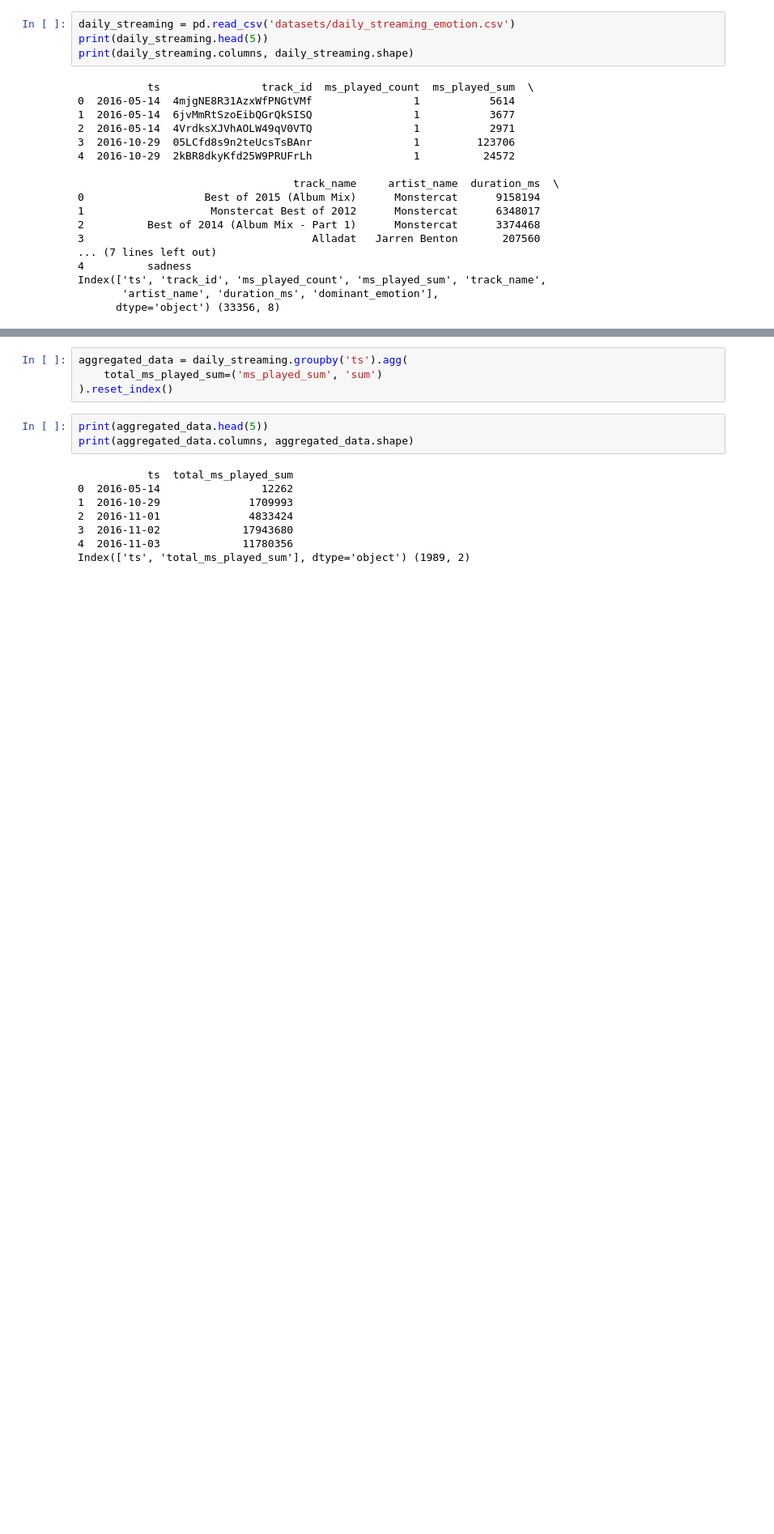
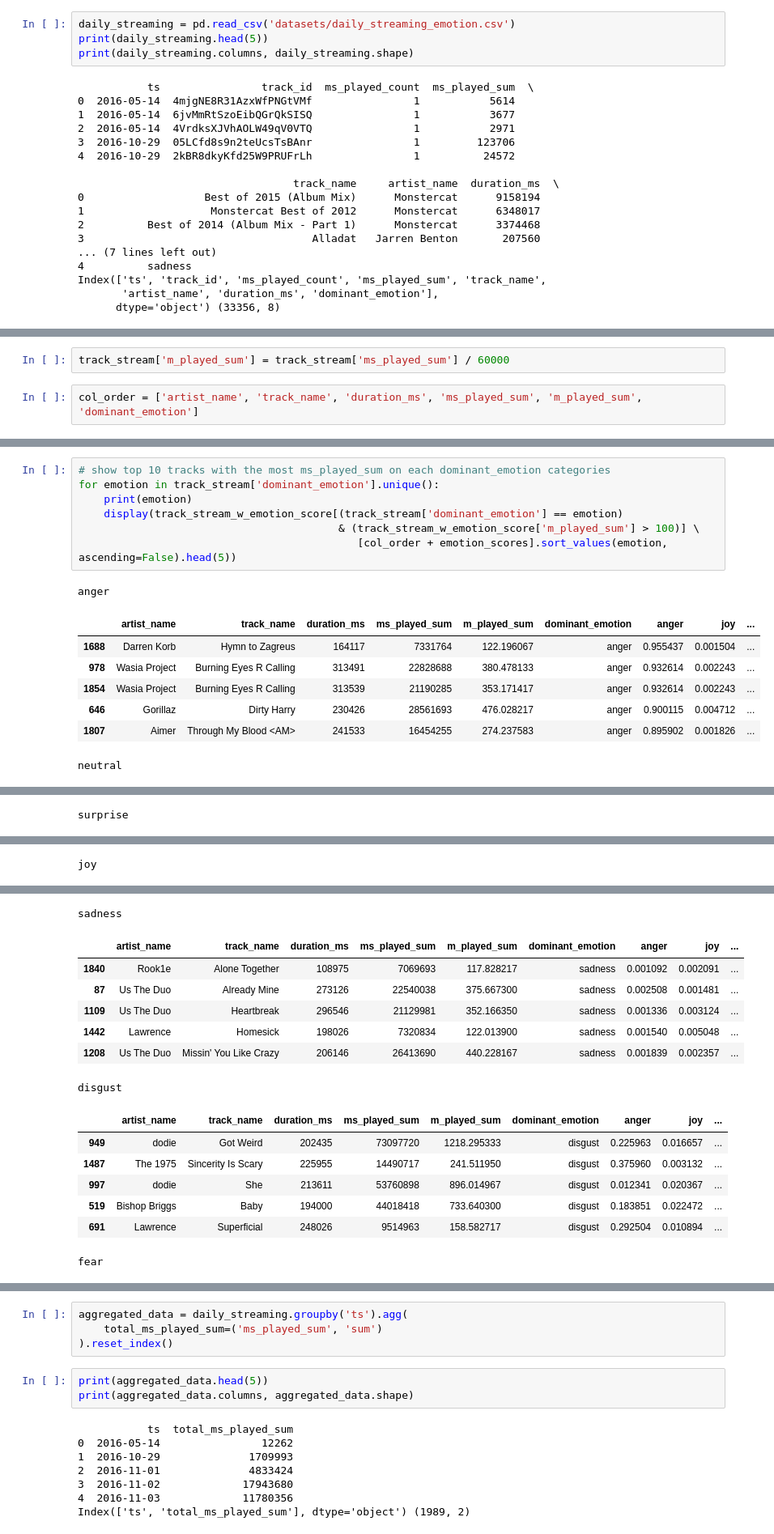
Before and after one commit to nazhifkojaz/Spotify-Analysis-Data-Collection-, a Jupyter notebook: data_preprocessing.ipynb, the cells around one changed output, grey strips where cells are left out. Shown: that part at 81% size. Drawn from its saved outputs; the diff is of its cells as text; blank space fills up the shorter version.

```diff
--- a/data_preprocessing.ipynb
+++ b/data_preprocessing.ipynb
@@ -1123,0 +1132,4 @@ Index(['ts', 'track_id', 'ms_played_count', 'ms_played_sum', 'track_name',
+# %%
+track_stream['m_played_sum'] = track_stream['ms_played_sum'] / 60000
+# %%
+col_order = ['artist_name', 'track_name', 'duration_ms', 'ms_played_sum', 'm_played_sum', 'dominant_emotion']
@@ -1123,0 +1211,16 @@ Index(['ts', 'track_id', 'ms_played_count', 'ms_played_sum', 'track_name',
+# %%
+# show top 10 tracks with the most ms_played_sum on each dominant_emotion categories
+for emotion in track_stream['dominant_emotion'].unique():
+    print(emotion)
+    display(track_stream_w_emotion_score[(track_stream['dominant_emotion'] == emotion)
+                                         & (track_stream_w_emotion_score['m_played_sum'] > 100)] \
+                                            [col_order + emotion_scores].sort_values(emotion, ascending=False).head(5))
+# %% [output]
+anger
+|  | artist_name | track_name | duration_ms | ms_played_sum | m_played_sum | dominant_emotion | anger | joy | ... |
+| 1688 | Darren Korb | Hymn to Zagreus | 164117 | 7331764 | 122.196067 | anger | 0.955437 | 0.001504 | ... |
+| 978 | Wasia Project | Burning Eyes R Calling | 313491 | 22828688 | 380.478133 | anger | 0.932614 | 0.002243 | ... |
+| 1854 | Wasia Project | Burning Eyes R Calling | 313539 | 21190285 | 353.171417 | anger | 0.932614 | 0.002243 | ... |
+| 646 | Gorillaz | Dirty Harry | 230426 | 28561693 | 476.028217 | anger | 0.900115 | 0.004712 | ... |
+| 1807 | Aimer | Through My Blood <AM> | 241533 | 16454255 | 274.237583 | anger | 0.895902 | 0.001826 | ... |
+neutral
@@ -1123,0 +1233 @@ Index(['ts', 'track_id', 'ms_played_count', 'ms_played_sum', 'track_name',
+surprise
@@ -1123,0 +1240 @@ Index(['ts', 'track_id', 'ms_played_count', 'ms_played_sum', 'track_name',
+joy
@@ -1123,0 +1247,15 @@ Index(['ts', 'track_id', 'ms_played_count', 'ms_played_sum', 'track_name',
+sadness
+|  | artist_name | track_name | duration_ms | ms_played_sum | m_played_sum | dominant_emotion | anger | joy | ... |
+| 1840 | Rook1e | Alone Together | 108975 | 7069693 | 117.828217 | sadness | 0.001092 | 0.002091 | ... |
+| 87 | Us The Duo | Already Mine | 273126 | 22540038 | 375.667300 | sadness | 0.002508 | 0.001481 | ... |
+| 1109 | Us The Duo | Heartbreak | 296546 | 21129981 | 352.166350 | sadness | 0.001336 | 0.003124 | ... |
+| 1442 | Lawrence | Homesick | 198026 | 7320834 | 122.013900 | sadness | 0.001540 | 0.005048 | ... |
+| 1208 | Us The Duo | Missin' You Like Crazy | 206146 | 26413690 | 440.228167 | sadness | 0.001839 | 0.002357 | ... |
+disgust
+|  | artist_name | track_name | duration_ms | ms_played_sum | m_played_sum | dominant_emotion | anger | joy | ... |
+| 949 | dodie | Got Weird | 202435 | 73097720 | 1218.295333 | disgust | 0.225963 | 0.016657 | ... |
+| 1487 | The 1975 | Sincerity Is Scary | 225955 | 14490717 | 241.511950 | disgust | 0.375960 | 0.003132 | ... |
+| 997 | dodie | She | 213611 | 53760898 | 896.014967 | disgust | 0.012341 | 0.020367 | ... |
+| 519 | Bishop Briggs | Baby | 194000 | 44018418 | 733.640300 | disgust | 0.183851 | 0.022472 | ... |
+| 691 | Lawrence | Superficial | 248026 | 9514963 | 158.582717 | disgust | 0.292504 | 0.010894 | ... |
+fear
```
Also changed, not shown: parts of 15 cells of this notebook.
